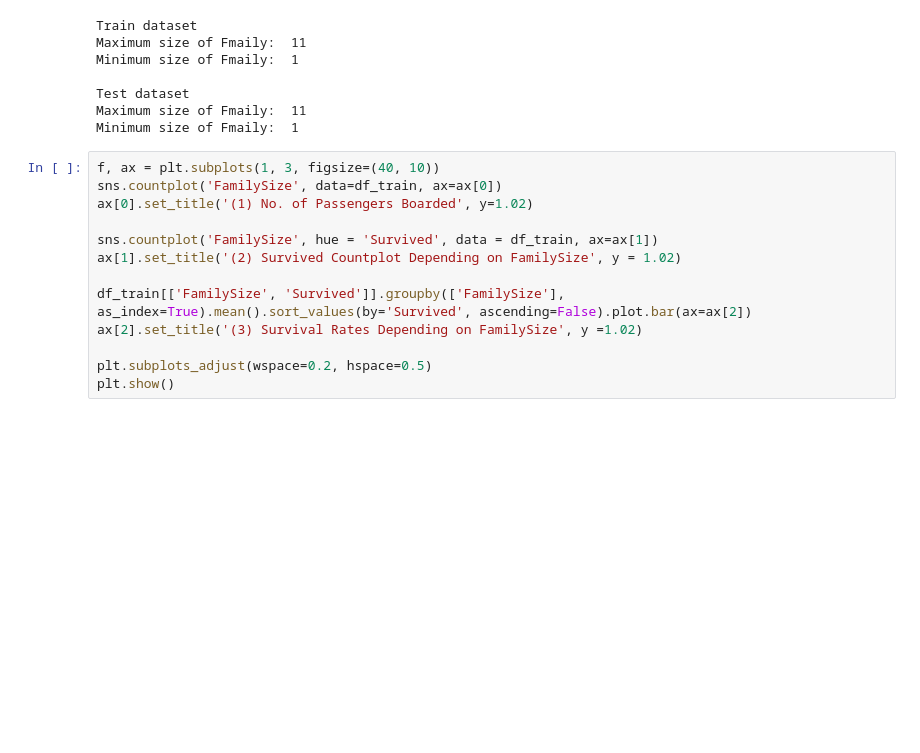
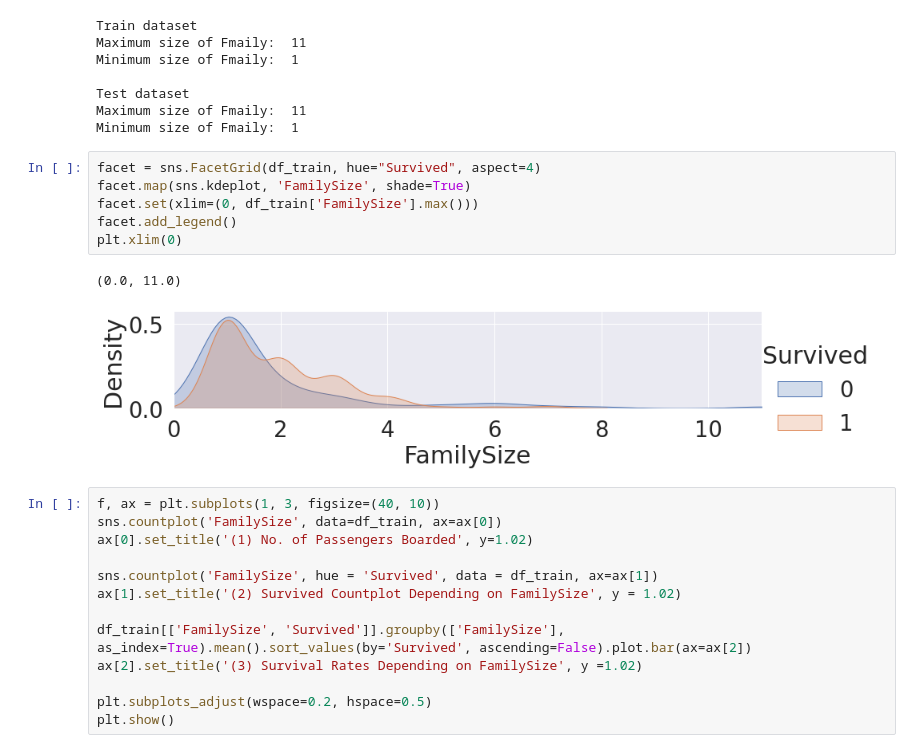
Before and after one commit to ychoi1001/Kaggle, a Jupyter notebook: titanic-data-science.ipynb, the cells around one changed output. Drawn from its saved outputs; the diff is of its cells as text; blank space fills up the shorter version.

```diff
--- a/titanic-data-science.ipynb
+++ b/titanic-data-science.ipynb
@@ -558,6 +558,15 @@ Minimum size of Fmaily:  1
 Test dataset
 Maximum size of Fmaily:  11
 Minimum size of Fmaily:  1
+# %%
+facet = sns.FacetGrid(df_train, hue="Survived", aspect=4)
+facet.map(sns.kdeplot, 'FamilySize', shade=True)
+facet.set(xlim=(0, df_train['FamilySize'].max()))
+facet.add_legend()
+plt.xlim(0)
+# %% [output]
+(0.0, 11.0)
+[figure, added]
 # %%
 f, ax = plt.subplots(1, 3, figsize=(40, 10))
 sns.countplot('FamilySize', data=df_train, ax=ax[0])
```
Also changed, not shown: parts of 29 cells of this notebook.
